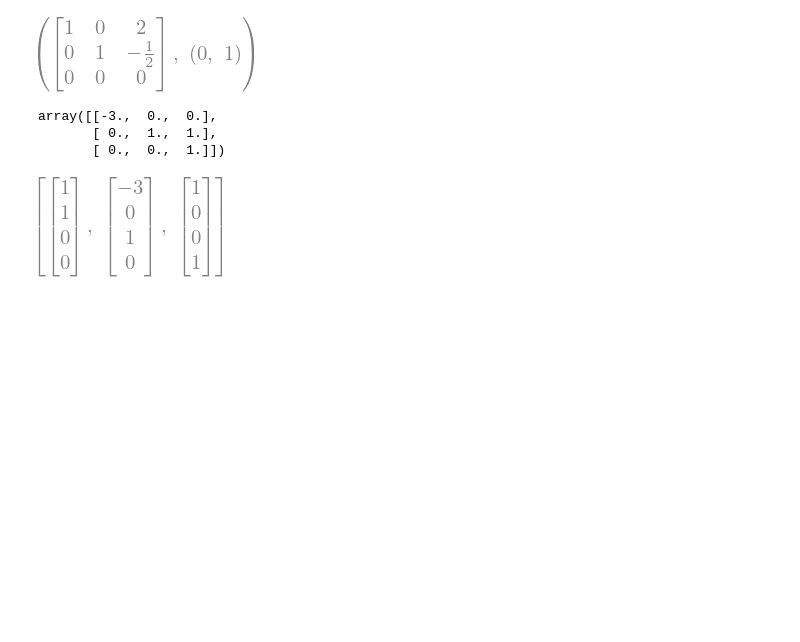
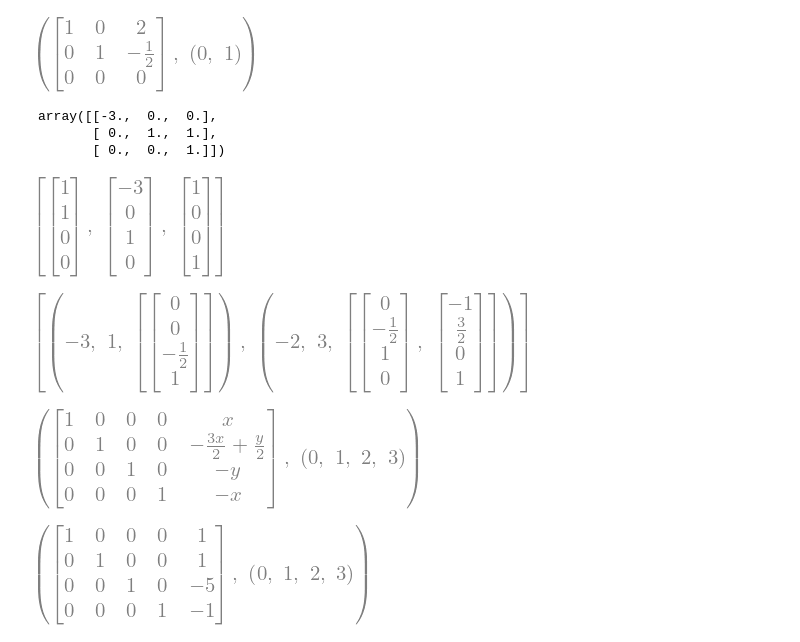
Before and after one commit to lilpuzeen/Calculus-S1-2, a Jupyter notebook: LinAlg/LinAlg.ipynb, the cells around one changed output. Saved outputs shown, nothing was run; the diff lists cells and outputs as text; code cells hidden in the pictures; blank space fills up the shorter version.

```diff
--- a/LinAlg/LinAlg.ipynb
+++ b/LinAlg/LinAlg.ipynb
@@ -118,3 +118,19 @@ Anew = Matrix([[0, 0, 0, 0], [1, -1, 3, -1]])
 Anew.nullspace()
 # %% [output]
 [figure]
+# %%
+pavel = Matrix([[5, 4, 2, 1], [-7, -6, -2, -1], [-3, -2, -3, 0], [-15, -8, -4, -5]])
+pavel.eigenvects()
+# %% [output]
+[figure, added]
+# %%
+x, y = symbols('x y')
+pavel = Matrix([[5, 4, 2, 1, -2*x], [-7, -6, -2, -1, 3*x - y], [-3, -2, -3, 0, 2*y], [-15, -8, -4, -5, 2*x]])
+pavel.rref()
+# %% [output]
+[figure, added]
+# %%
+pavel = Matrix([[5, 4, 2, 1, -2], [-7, -6, -2, -1, -2], [-3, -2, -3, 0, 10], [-15, -8, -4, -5, 2]])
+pavel.rref()
+# %% [output]
+[figure, added]
```
Also changed, not shown: 28 other files.
